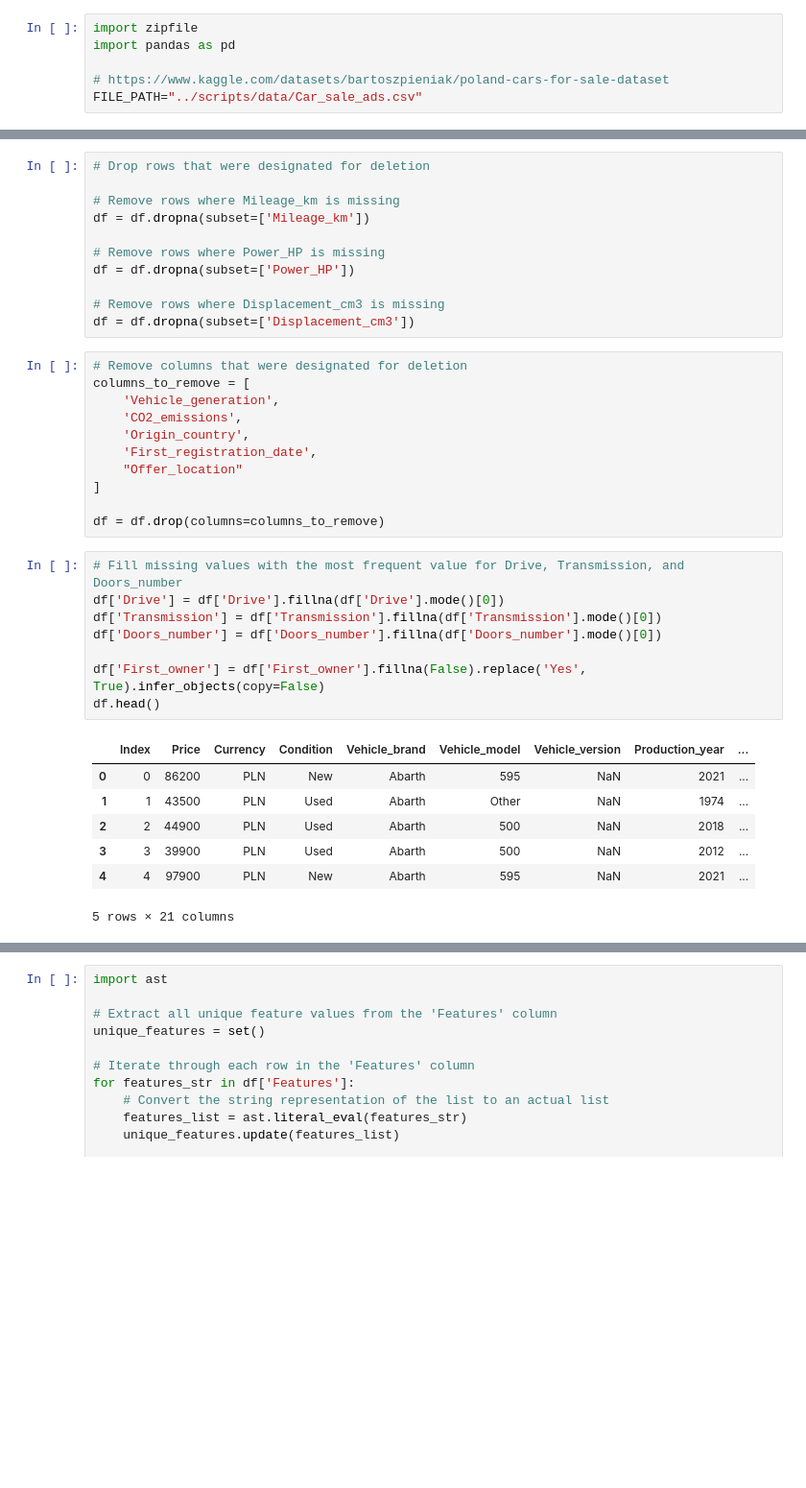
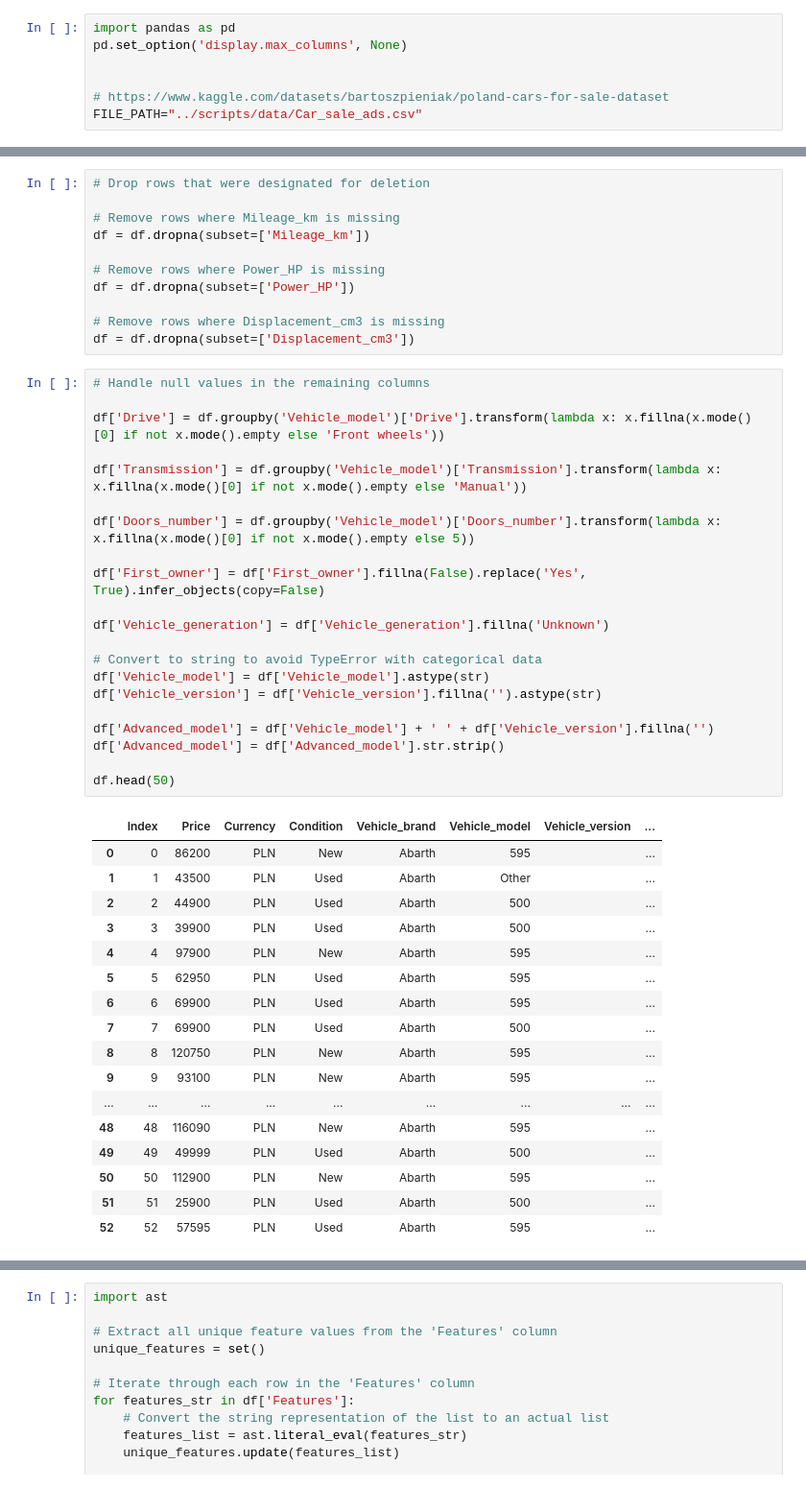
Before and after one commit to marcin-banak/wheel_of_fortune, a Jupyter notebook: data_processing/data_preparation.ipynb, the cells around one changed output, grey strips where cells are left out. Shown at 96% size. Saved outputs shown, nothing was run; the diff lists cells and outputs as text; blank space fills up the shorter version.

Commit message:
Fix data preparation.

```diff
--- a/data_processing/data_preparation.ipynb
+++ b/data_processing/data_preparation.ipynb
@@ -1,6 +1,7 @@
 # %%
-import zipfile
 import pandas as pd
+pd.set_option('display.max_columns', None)
+
 
 # https://www.kaggle.com/datasets/bartoszpieniak/poland-cars-for-sale-dataset
 FILE_PATH="../scripts/data/Car_sale_ads.csv"
@@ -248,30 +255,42 @@ df = df.dropna(subset=['Power_HP'])
 
 # Remove rows where Displacement_cm3 is missing
 df = df.dropna(subset=['Displacement_cm3'])
-# %%
-# Remove columns that were designated for deletion
-columns_to_remove = [
-    'Vehicle_generation',
-    'CO2_emissions',
-    'Origin_country',
-    'First_registration_date',
-    "Offer_location"
-]
-
-df = df.drop(columns=columns_to_remove)
 # %%
-# Fill missing values with the most frequent value for Drive, Transmission, and Doors_number
-df['Drive'] = df['Drive'].fillna(df['Drive'].mode()[0])
-df['Transmission'] = df['Transmission'].fillna(df['Transmission'].mode()[0])
-df['Doors_number'] = df['Doors_number'].fillna(df['Doors_number'].mode()[0])
+# Handle null values in the remaining columns
+
+df['Drive'] = df.groupby('Vehicle_model')['Drive'].transform(lambda x: x.fillna(x.mode()[0] if not x.mode().empty else 'Front wheels'))
+
+df['Transmission'] = df.groupby('Vehicle_model')['Transmission'].transform(lambda x: x.fillna(x.mode()[0] if not x.mode().empty else 'Manual'))
+
+df['Doors_number'] = df.groupby('Vehicle_model')['Doors_number'].transform(lambda x: x.fillna(x.mode()[0] if not x.mode().empty else 5))
 
 df['First_owner'] = df['First_owner'].fillna(False).replace('Yes', True).infer_objects(copy=False)
-df.head()
+
+df['Vehicle_generation'] = df['Vehicle_generation'].fillna('Unknown')
+
+# Convert to string to avoid TypeError with categorical data
+df['Vehicle_model'] = df['Vehicle_model'].astype(str)
+df['Vehicle_version'] = df['Vehicle_version'].fillna('').astype(str)
+
+df['Advanced_model'] = df['Vehicle_model'] + ' ' + df['Vehicle_version'].fillna('')
+df['Advanced_model'] = df['Advanced_model'].str.strip()
+
+df.head(50)
 # %% [output]
-|  | Index | Price | Currency | Condition | Vehicle_brand | Vehicle_model | Vehicle_version | Production_year | ... |
-| 0 | 0 | 86200 | PLN | New | Abarth | 595 | NaN | 2021 | ... |
-| 1 | 1 | 43500 | PLN | Used | Abarth | Other | NaN | 1974 | ... |
-| 2 | 2 | 44900 | PLN | Used | Abarth | 500 | NaN | 2018 | ... |
-| 3 | 3 | 39900 | PLN | Used | Abarth | 500 | NaN | 2012 | ... |
-| 4 | 4 | 97900 | PLN | New | Abarth | 595 | NaN | 2021 | ... |
+|  | Index | Price | Currency | Condition | Vehicle_brand | Vehicle_model | Vehicle_version | ... |
+| 0 | 0 | 86200 | PLN | New | Abarth | 595 |  | ... |
+| 1 | 1 | 43500 | PLN | Used | Abarth | Other |  | ... |
+| 2 | 2 | 44900 | PLN | Used | Abarth | 500 |  | ... |
+| 3 | 3 | 39900 | PLN | Used | Abarth | 500 |  | ... |
+| 4 | 4 | 97900 | PLN | New | Abarth | 595 |  | ... |
+| 5 | 5 | 62950 | PLN | Used | Abarth | 595 |  | ... |
+| 6 | 6 | 69900 | PLN | Used | Abarth | 595 |  | ... |
+| 7 | 7 | 69900 | PLN | Used | Abarth | 500 |  | ... |
+| 8 | 8 | 120750 | PLN | New | Abarth | 595 |  | ... |
+| 9 | 9 | 93100 | PLN | New | Abarth | 595 |  | ... |
+| ... | ... | ... | ... | ... | ... | ... | ... | ... |
+| 48 | 48 | 116090 | PLN | New | Abarth | 595 |  | ... |
+| 49 | 49 | 49999 | PLN | Used | Abarth | 500 |  | ... |
+| 50 | 50 | 112900 | PLN | New | Abarth | 595 |  | ... |
+| 51 | 51 | 25900 | PLN | Used | Abarth | 500 |  | ... |
+| 52 | 52 | 57595 | PLN | Used | Abarth | 595 |  | ... |
-5 rows × 21 columns
```
Also changed, not shown: parts of 8 cells of this notebook, 1 other file.
